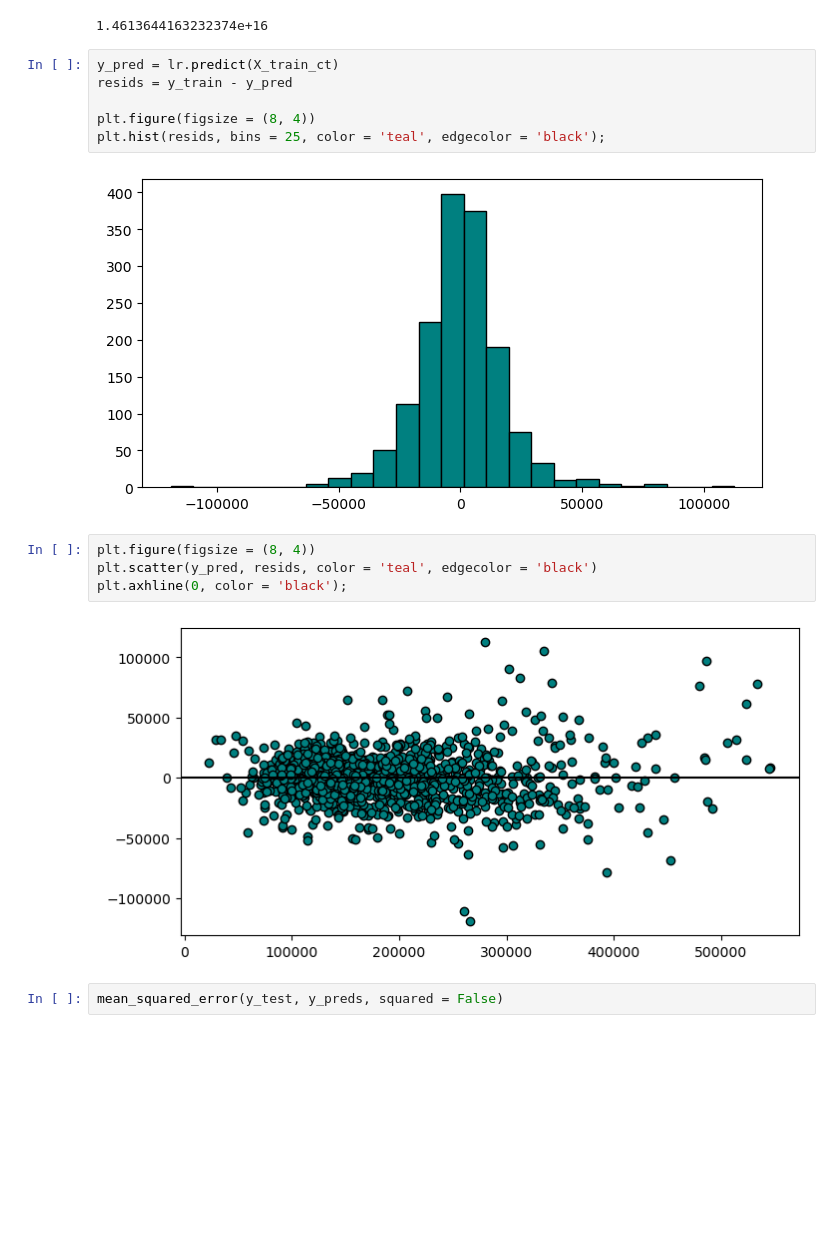
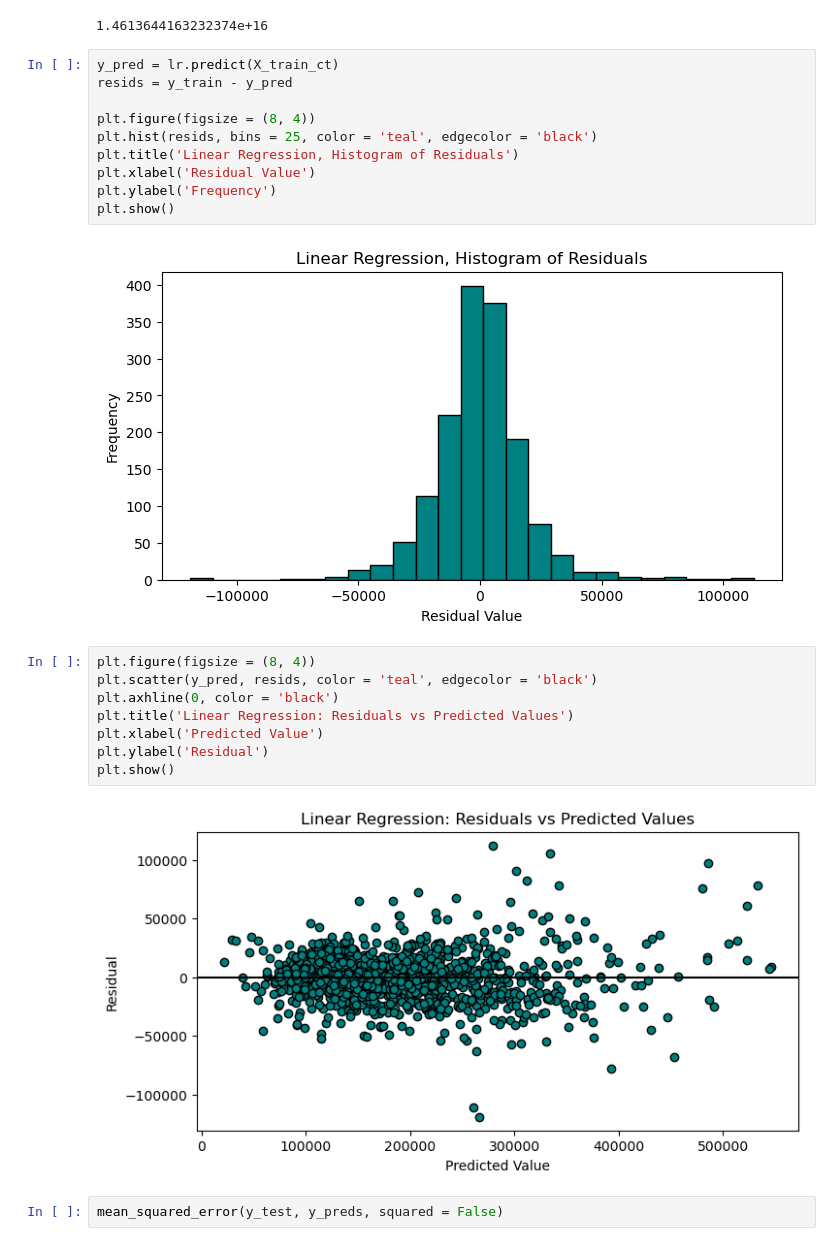
Before and after one commit to argishtiovsepyan/House_Price_Analysis, a Jupyter notebook: code.ipynb, the cells around one changed output. Cells and saved outputs as stored; diff of their text form; blank space fills up the shorter version.

```diff
--- a/code.ipynb
+++ b/code.ipynb
@@ -515,17 +540,25 @@ lr.intercept_
 # %%
 y_pred = lr.predict(X_train_ct)
 resids = y_train - y_pred
 
 plt.figure(figsize = (8, 4))
-plt.hist(resids, bins = 25, color = 'teal', edgecolor = 'black');
+plt.hist(resids, bins = 25, color = 'teal', edgecolor = 'black')
+plt.title('Linear Regression, Histogram of Residuals')
+plt.xlabel('Residual Value')
+plt.ylabel('Frequency')
+plt.show()
 # %% [output]
-[figure, old version]
+[figure, new version]
 # %%
 plt.figure(figsize = (8, 4))
 plt.scatter(y_pred, resids, color = 'teal', edgecolor = 'black')
-plt.axhline(0, color = 'black');
+plt.axhline(0, color = 'black')
+plt.title('Linear Regression: Residuals vs Predicted Values')
+plt.xlabel('Predicted Value')
+plt.ylabel('Residual')
+plt.show()
 # %% [output]
-[figure, old version]
+[figure, new version]
 # %%
 mean_squared_error(y_test, y_preds, squared = False)
 # %% [output]
```
Also changed, not shown: parts of 16 cells of this notebook, 1 other file.
